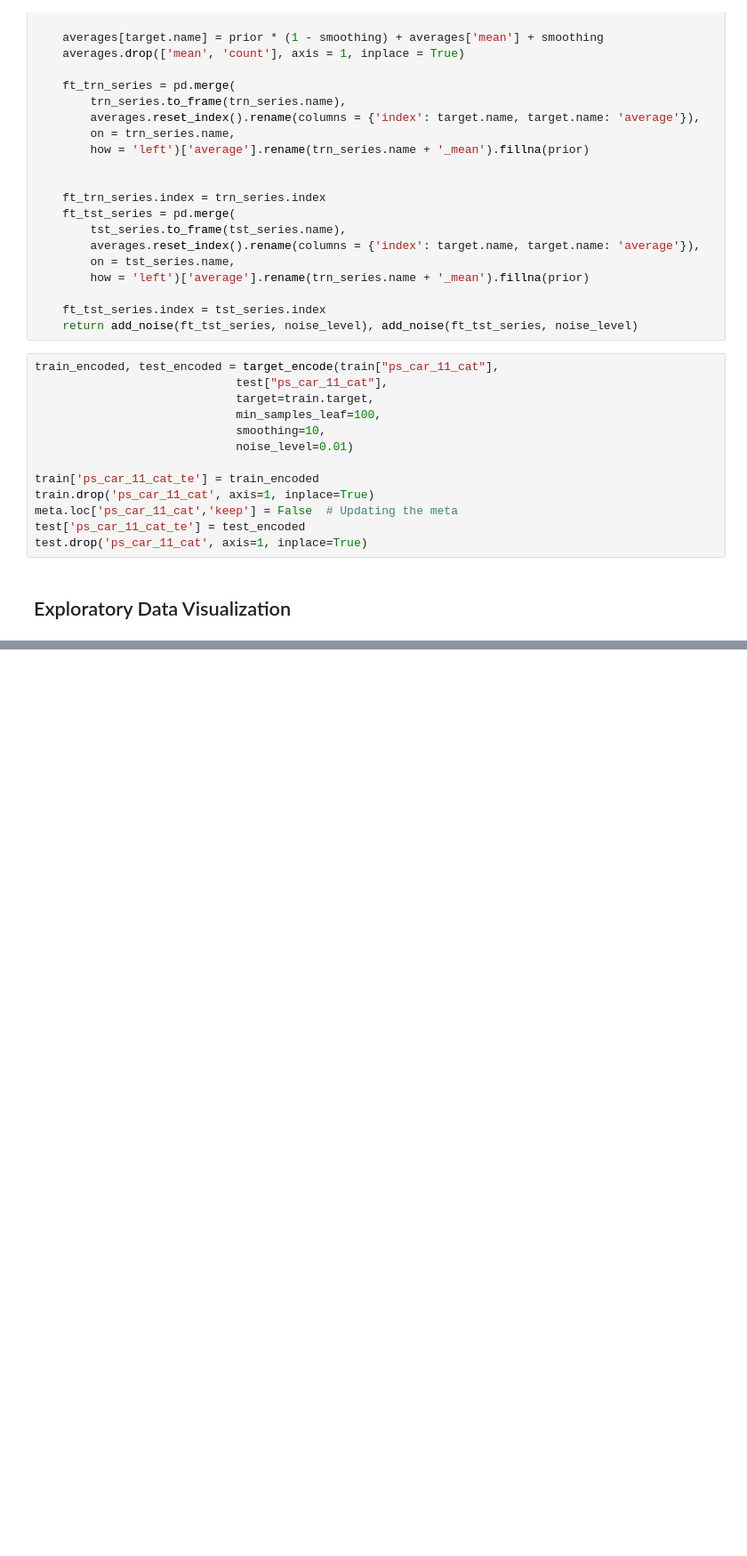
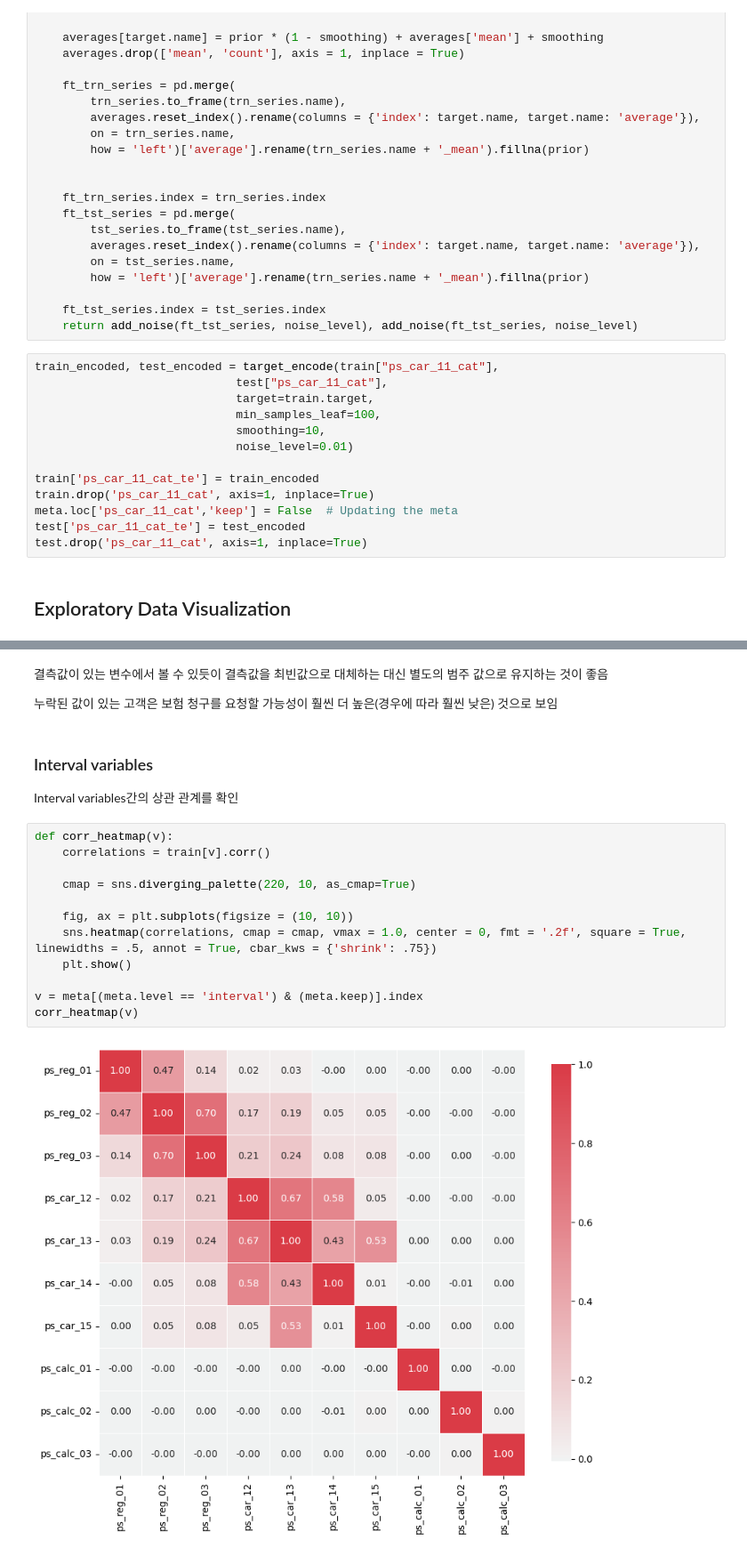
Before and after one commit to leew0nseok/ai, a Jupyter notebook: kaggle/porto/porto_1.ipynb, the cells around one changed output, grey strips where cells are left out. Shown at 89% size. Cells and saved outputs as stored; diff of their text form; blank space fills up the shorter version.

```diff
--- a/kaggle/porto/porto_1.ipynb
+++ b/kaggle/porto/porto_1.ipynb
@@ -406,0 +494,21 @@ test.drop('ps_car_11_cat', axis=1, inplace=True)
+# %% [markdown]
+결측값이 있는 변수에서 볼 수 있듯이 결측값을 최빈값으로 대체하는 대신 별도의 범주 값으로 유지하는 것이 좋음
+
+누락된 값이 있는 고객은 보험 청구를 요청할 가능성이 훨씬 더 높은(경우에 따라 훨씬 낮은) 것으로 보임
+# %% [markdown]
+### Interval variables
+Interval variables간의 상관 관계를 확인
+# %%
+def corr_heatmap(v):
+    correlations = train[v].corr()
+
+    cmap = sns.diverging_palette(220, 10, as_cmap=True)
+
+    fig, ax = plt.subplots(figsize = (10, 10))
+    sns.heatmap(correlations, cmap = cmap, vmax = 1.0, center = 0, fmt = '.2f', square = True, linewidths = .5, annot = True, cbar_kws = {'shrink': .75})
+    plt.show()
+
+v = meta[(meta.level == 'interval') & (meta.keep)].index
+corr_heatmap(v)
+# %% [output]
+[figure, added]
```
Also changed, not shown: parts of 35 cells of this notebook.
